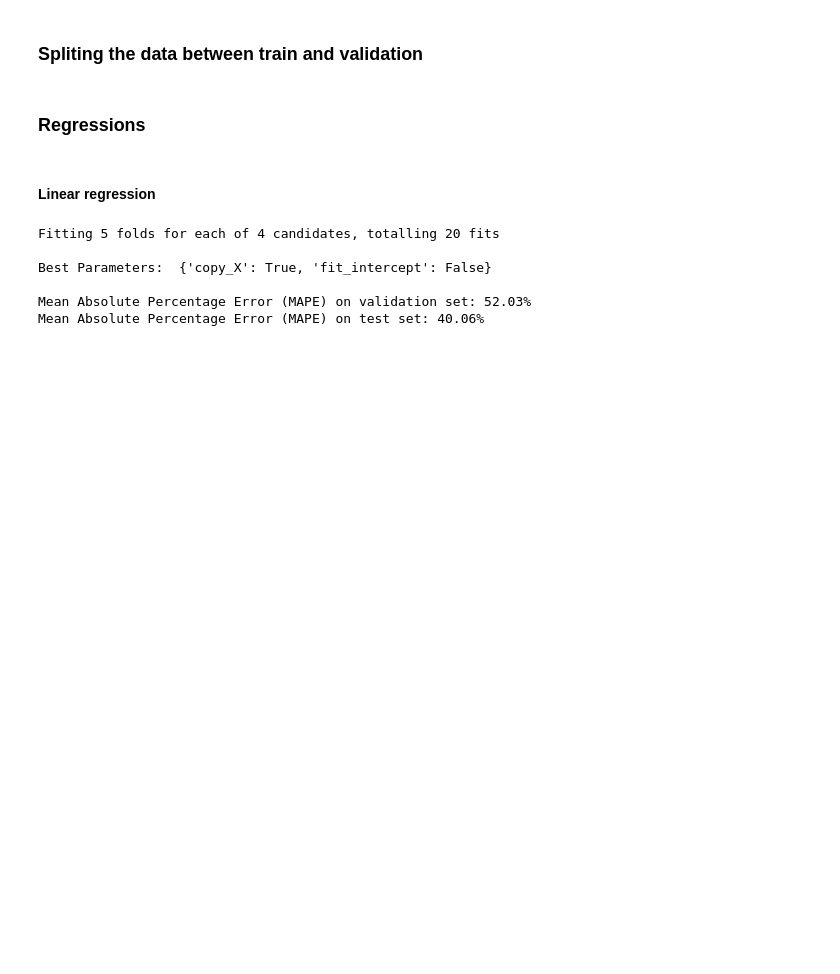
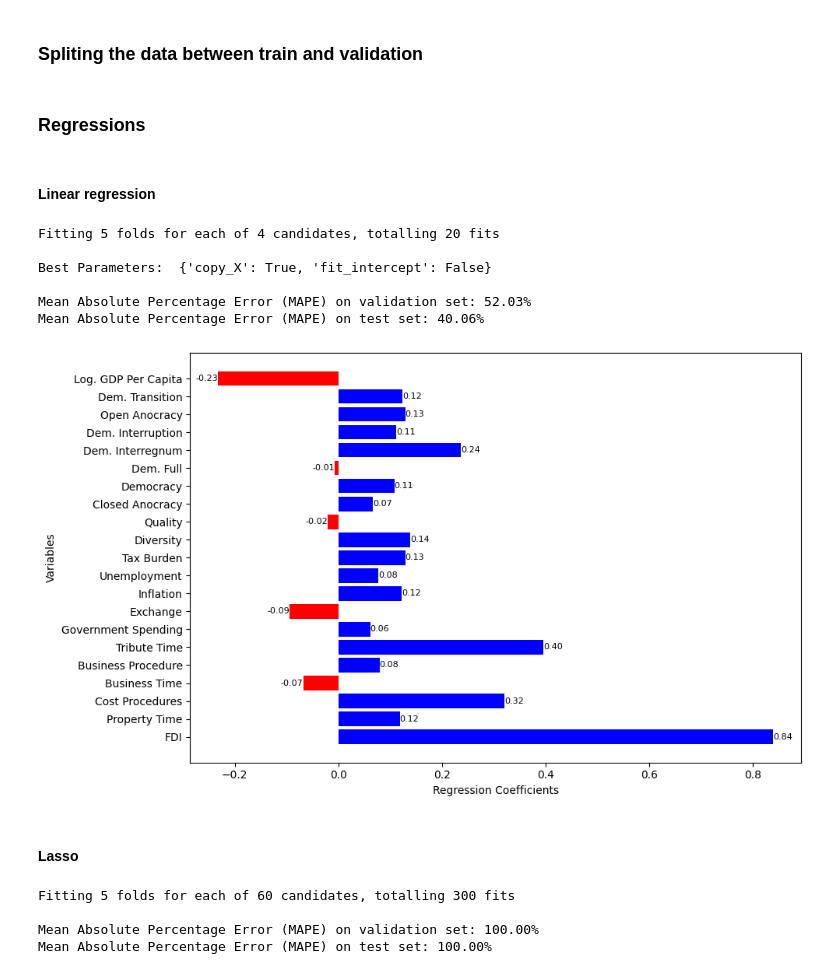
Before and after one commit to joaosilvafelix19/pred_se_ml, a Jupyter notebook: regressions.ipynb, the cells around one changed output. Cells and saved outputs as stored; diff of their text form; code cells hidden in the pictures; blank space fills up the shorter version.

```diff
--- a/regressions.ipynb
+++ b/regressions.ipynb
@@ -279,3 +281,71 @@ Best Parameters:  {'copy_X': True, 'fit_intercept': False}
 
 Mean Absolute Percentage Error (MAPE) on validation set: 52.03%
 Mean Absolute Percentage Error (MAPE) on test set: 40.06%
+# %%
+coeficientes = linear_best_model.coef_
+colors = ['red' if coef < 0 else 'blue' for coef in coeficientes]
+plt.figure(figsize=(10, 6))
+
+
+variables_names = X_train.columns.tolist()
+
+plt.barh(variables_names, coeficientes, color=colors)
+plt.xlabel('Regression Coefficients')
+plt.ylabel('Variables')
+
+
+for i, coef in enumerate(coeficientes):
+    if coef < 0:
+        plt.text(coef, i, f'{coef:.2f}', ha='right', va='center', color='black', fontsize=8)
+    else:
+        plt.text(coef, i, f'{coef:.2f}', ha='left', va='center', color='black', fontsize=8)
+
+plt.tight_layout()
+
+
+plt.show()
+# %% [output]
+[figure, added]
+# %% [markdown]
+#### Lasso
+# %%
+from sklearn.linear_model import Lasso
+
+lasso_param_grid = {
+    'fit_intercept': [True, False],
+    'copy_X': [True, False],
+    'alpha': [0.001, 0.01, 0.1, 1.0, 10.0],
+    'max_iter': [1000, 2000, 3000]
+}
+
+# Create a lasso model
+lasso_model = Lasso()
+
+# Perform Grid Search with cross-validation
+lasso_grid_search = GridSearchCV(lasso_model,
+                                  lasso_param_grid,
+                                  scoring='neg_mean_absolute_percentage_error',
+                                  cv=5,
+                                  verbose=2,
+                                  n_jobs=-1)
+
+# Fitting the model
+lasso_grid_search.fit(X_train, y_train)
+
+# Get the best model
+lasso_best_model = lasso_grid_search.best_estimator_
+
+# Predictions and evaluations on validation set
+y_pred = lasso_best_model.predict(X_valid)
+mape = np.mean(np.abs((y_valid - y_pred) / y_valid)) * 100
+print(f'\nMean Absolute Percentage Error (MAPE) on validation set: {mape:.2f}%')
+
+# Predictions and evaluations on test set
+y_pred_test = lasso_best_model.predict(test_set.drop(labels=['Shadow Economy'], axis=1))
+mape_test = np.mean(np.abs((test_set['Shadow Economy'] - y_pred_test) / test_set['Shadow Economy'])) * 100
+print(f'Mean Absolute Percentage Error (MAPE) on test set: {mape_test:.2f}%')
+# %% [output]
+Fitting 5 folds for each of 60 candidates, totalling 300 fits
+
+Mean Absolute Percentage Error (MAPE) on validation set: 100.00%
+Mean Absolute Percentage Error (MAPE) on test set: 100.00%
```
Also changed, not shown: parts of 2 cells of this notebook.
